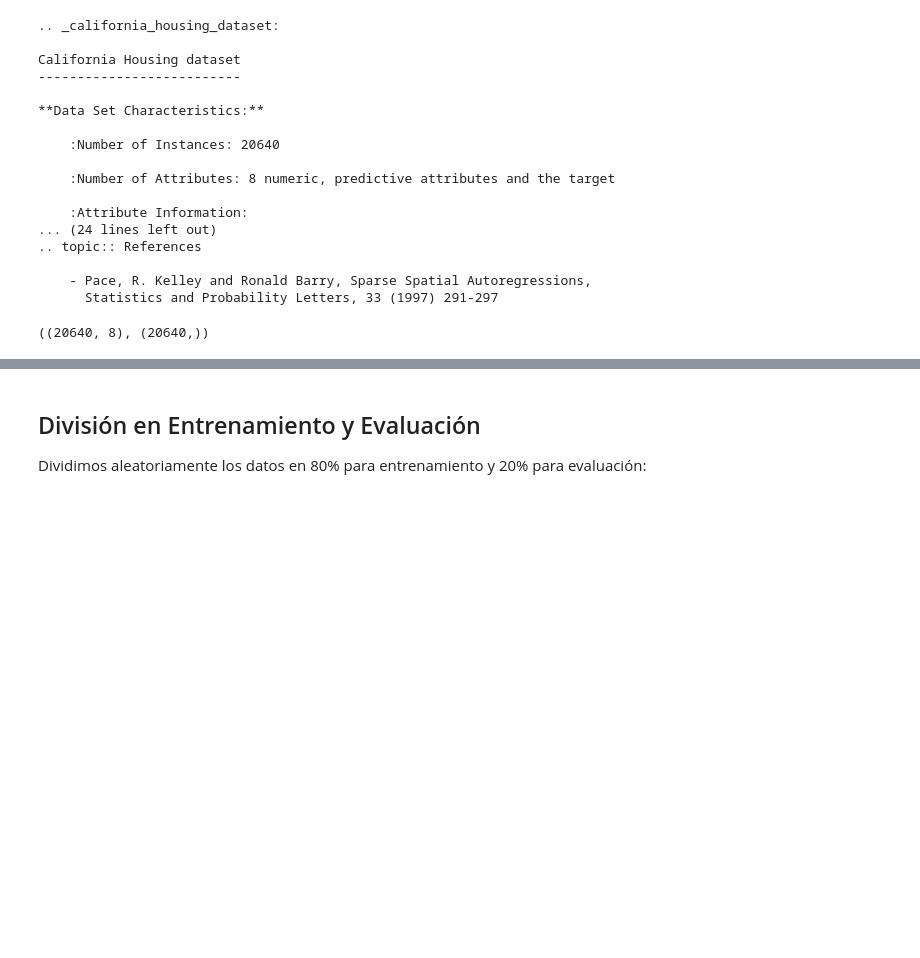
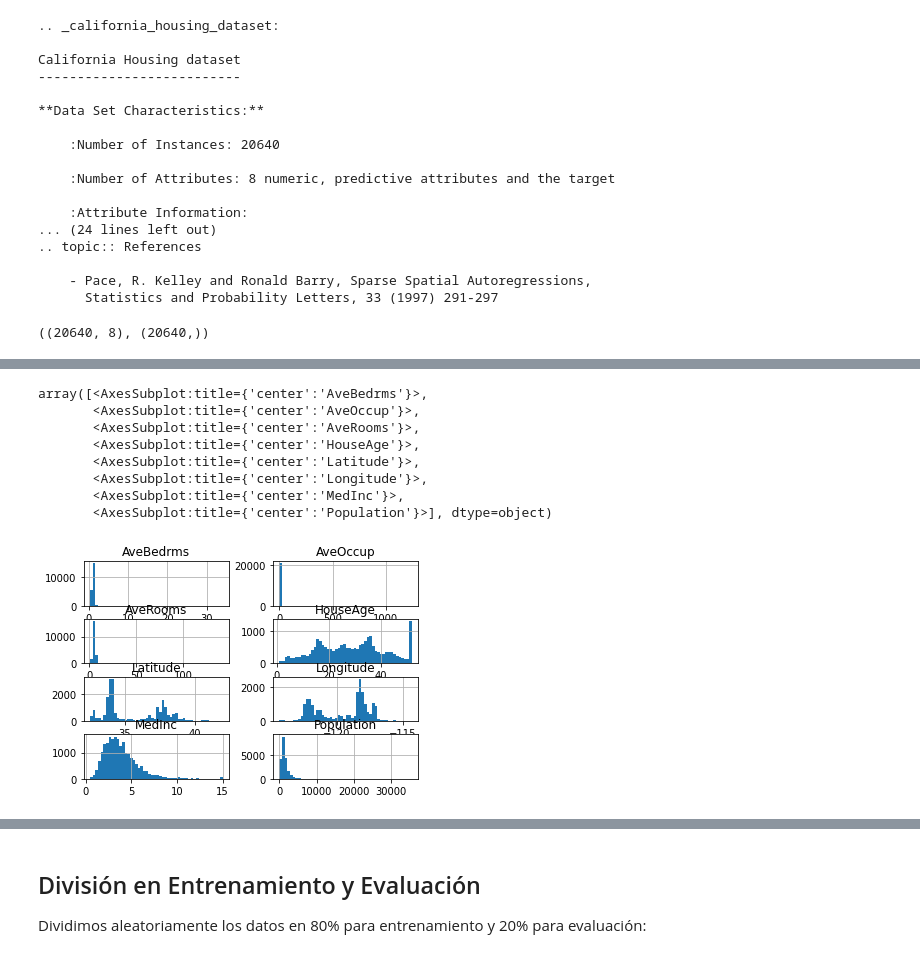
Before and after one commit to antotaverna/IntroduccionAprendizajeAutomatico, a Jupyter notebook: Lab_1.ipynb, the cells around one changed output, grey strips where cells are left out. Drawn from its saved outputs; the diff is of its cells as text; code cells hidden in the pictures; blank space fills up the shorter version.

```diff
--- a/Lab_1.ipynb
+++ b/Lab_1.ipynb
@@ -50,0 +97,15 @@ california['data'].shape, california['target'].shape
+# %%
+#%matplotlib inline
+fig, axes = plt.subplots(nrows=4, ncols=2, constrained_layout=True)
+plt.subplots_adjust(wspace=0.1, hspace=0.5)
+X_california.hist(bins=50, figsize=(20,15),ax=axes)
+# %% [output]
+array([<AxesSubplot:title={'center':'AveBedrms'}>,
+       <AxesSubplot:title={'center':'AveOccup'}>,
+       <AxesSubplot:title={'center':'AveRooms'}>,
+       <AxesSubplot:title={'center':'HouseAge'}>,
+       <AxesSubplot:title={'center':'Latitude'}>,
+       <AxesSubplot:title={'center':'Longitude'}>,
+       <AxesSubplot:title={'center':'MedInc'}>,
+       <AxesSubplot:title={'center':'Population'}>], dtype=object)
+[figure, added]
```
Also changed, not shown: parts of 34 cells of this notebook, 5 other files.
